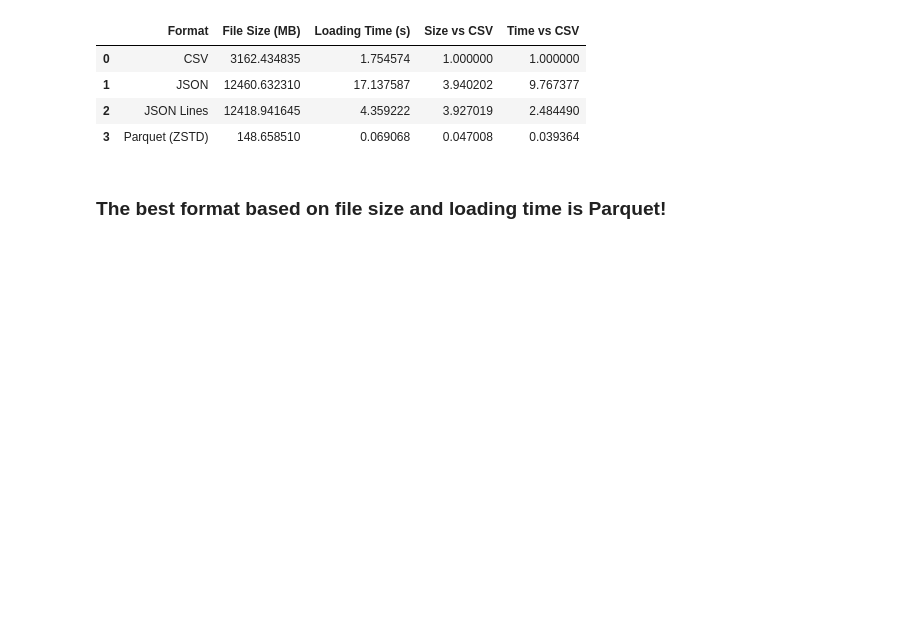
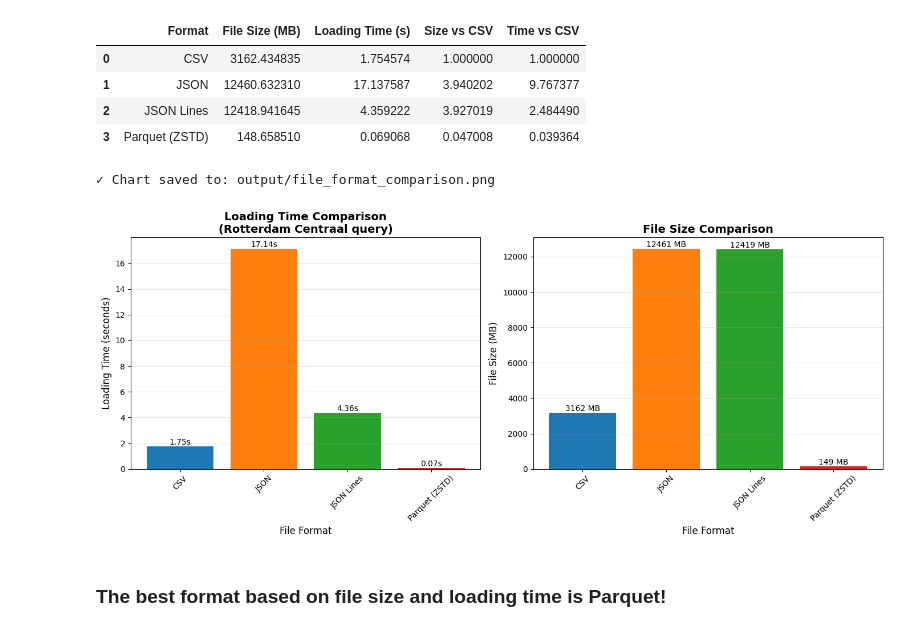
Before and after one commit to xiazek/issi_MLOps_lab, a Jupyter notebook: lab02/notebook_02_duckdb.ipynb, the cells around one changed output. Cells and saved outputs as stored; diff of their text form; code cells hidden in the pictures; blank space fills up the shorter version.

Commit message:
lab 02 - file formats chart for comparison

```diff
--- a/lab02/notebook_02_duckdb.ipynb
+++ b/lab02/notebook_02_duckdb.ipynb
@@ -662,6 +662,42 @@ results_df
 | 1 | JSON | 12460.632310 | 17.137587 | 3.940202 | 9.767377 |
 | 2 | JSON Lines | 12418.941645 | 4.359222 | 3.927019 | 2.484490 |
 | 3 | Parquet (ZSTD) | 148.658510 | 0.069068 | 0.047008 | 0.039364 |
+# %%
+import matplotlib.pyplot as plt
+
+fig, (ax1, ax2) = plt.subplots(1, 2, figsize=(14, 6))
+
+# Chart 1: Loading Time Comparison
+ax1.bar(results_df['Format'], results_df['Loading Time (s)'], color=['#1f77b4', '#ff7f0e', '#2ca02c', '#d62728'])
+ax1.set_xlabel('File Format', fontsize=12)
+ax1.set_ylabel('Loading Time (seconds)', fontsize=12)
+ax1.set_title('Loading Time Comparison\n(Rotterdam Centraal query)', fontsize=14, fontweight='bold')
+ax1.tick_params(axis='x', rotation=45)
+ax1.grid(axis='y', alpha=0.3)
+
+# Add value labels on bars
+for i, (fmt, val) in enumerate(zip(results_df['Format'], results_df['Loading Time (s)'])):
+    ax1.text(i, val, f'{val:.2f}s', ha='center', va='bottom', fontsize=10)
+
+# Chart 2: File Size Comparison
+ax2.bar(results_df['Format'], results_df['File Size (MB)'], color=['#1f77b4', '#ff7f0e', '#2ca02c', '#d62728'])
+ax2.set_xlabel('File Format', fontsize=12)
+ax2.set_ylabel('File Size (MB)', fontsize=12)
+ax2.set_title('File Size Comparison', fontsize=14, fontweight='bold')
+ax2.tick_params(axis='x', rotation=45)
+ax2.grid(axis='y', alpha=0.3)
+
+# Add value labels on bars
+for i, (fmt, val) in enumerate(zip(results_df['Format'], results_df['File Size (MB)'])):
+    ax2.text(i, val, f'{val:.0f} MB', ha='center', va='bottom', fontsize=10)
+
+plt.tight_layout()
+plt.savefig('output/file_format_comparison.png', dpi=150, bbox_inches='tight')
+print("✓ Chart saved to: output/file_format_comparison.png")
+plt.show()
+# %% [output]
+✓ Chart saved to: output/file_format_comparison.png
+[figure, added]
 # %% [markdown]
 ### The best format based on file size and loading time is Parquet!
 # %%
```
